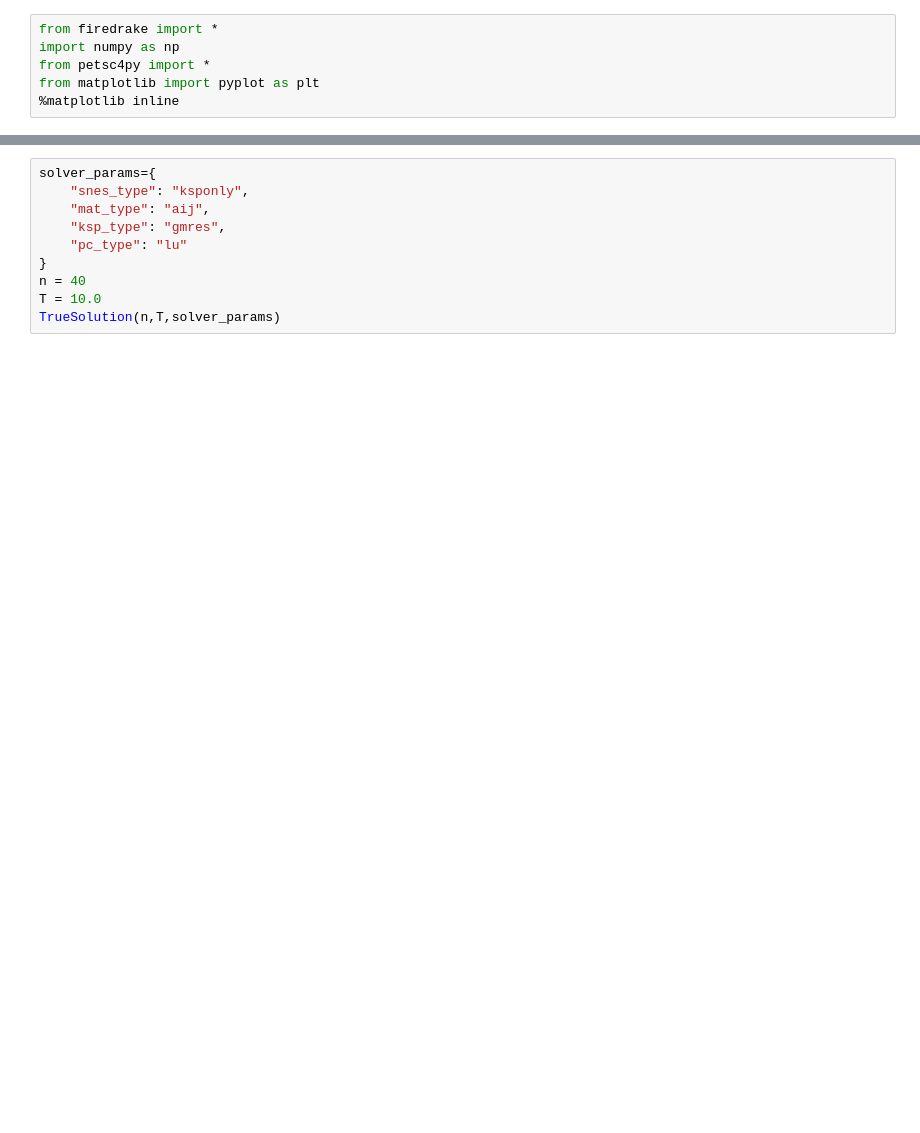
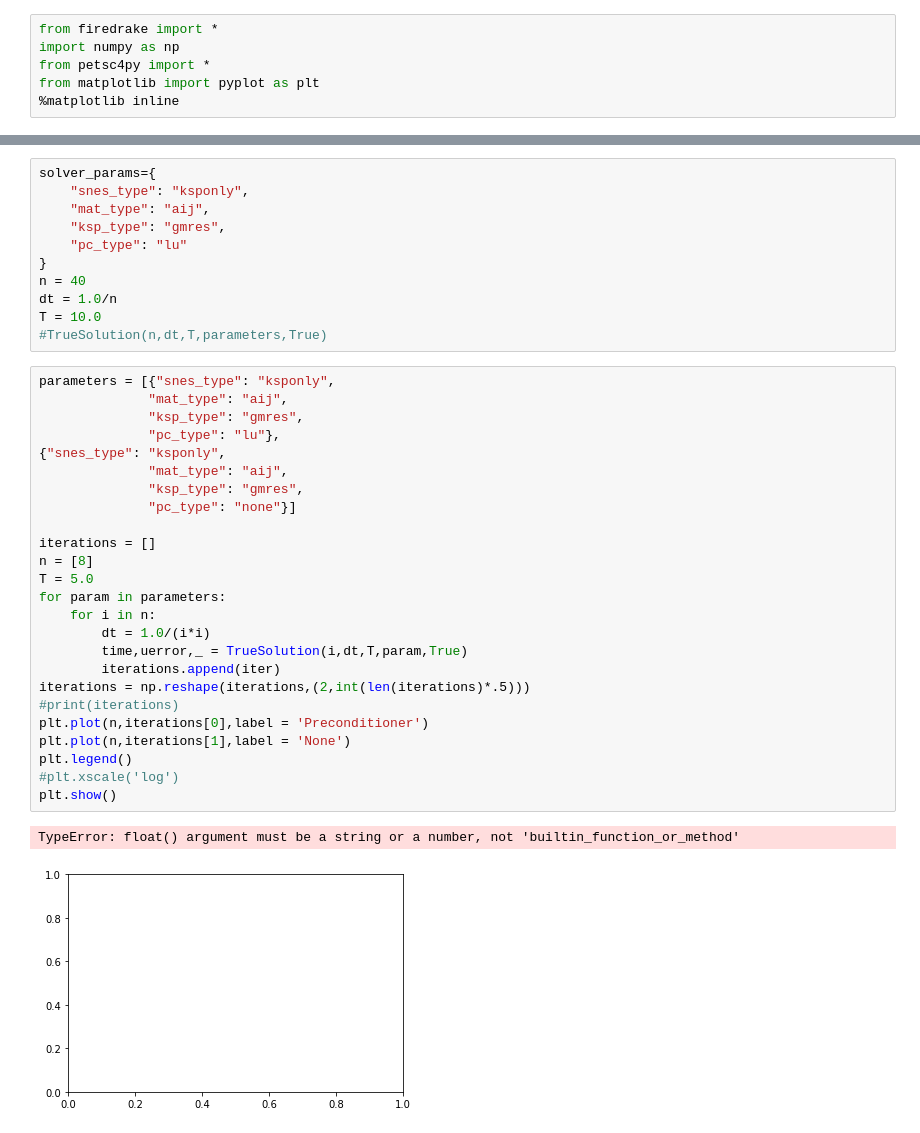
Before and after one commit to otkernell/Prelim, a Jupyter notebook: Accuracy Analysis with L2 Preconditioner.ipynb, the cells around one changed output, grey strips where cells are left out. Saved outputs shown, nothing was run; the diff lists cells and outputs as text; blank space fills up the shorter version.

Commit message:
Edits to both accuracy and iteration analysis

```diff
--- a/Accuracy Analysis with L2 Preconditioner.ipynb
+++ b/Accuracy Analysis with L2 Preconditioner.ipynb
@@ -117,5 +113,34 @@ solver_params={
     "pc_type": "lu"
 }
 n = 40
+dt = 1.0/n
 T = 10.0
-TrueSolution(n,T,solver_params)
+#TrueSolution(n,dt,T,parameters,True)
+# %%
+parameters = [{"snes_type": "ksponly",
+              "mat_type": "aij",
+              "ksp_type": "gmres",
+              "pc_type": "lu"},
+{"snes_type": "ksponly",
+              "mat_type": "aij",
+              "ksp_type": "gmres",
+              "pc_type": "none"}]
+
+iterations = []
+n = [8]
+T = 5.0
+for param in parameters:
+    for i in n:
+        dt = 1.0/(i*i)
+        time,uerror,_ = TrueSolution(i,dt,T,param,True)
+        iterations.append(iter)
+iterations = np.reshape(iterations,(2,int(len(iterations)*.5)))
+#print(iterations)
+plt.plot(n,iterations[0],label = 'Preconditioner')
+plt.plot(n,iterations[1],label = 'None')
+plt.legend()
+#plt.xscale('log')
+plt.show()
+# %% [output]
+TypeError: float() argument must be a string or a number, not 'builtin_function_or_method'
+[figure, added]
```
Also changed, not shown: parts of 5 cells of this notebook, 8 other files.
